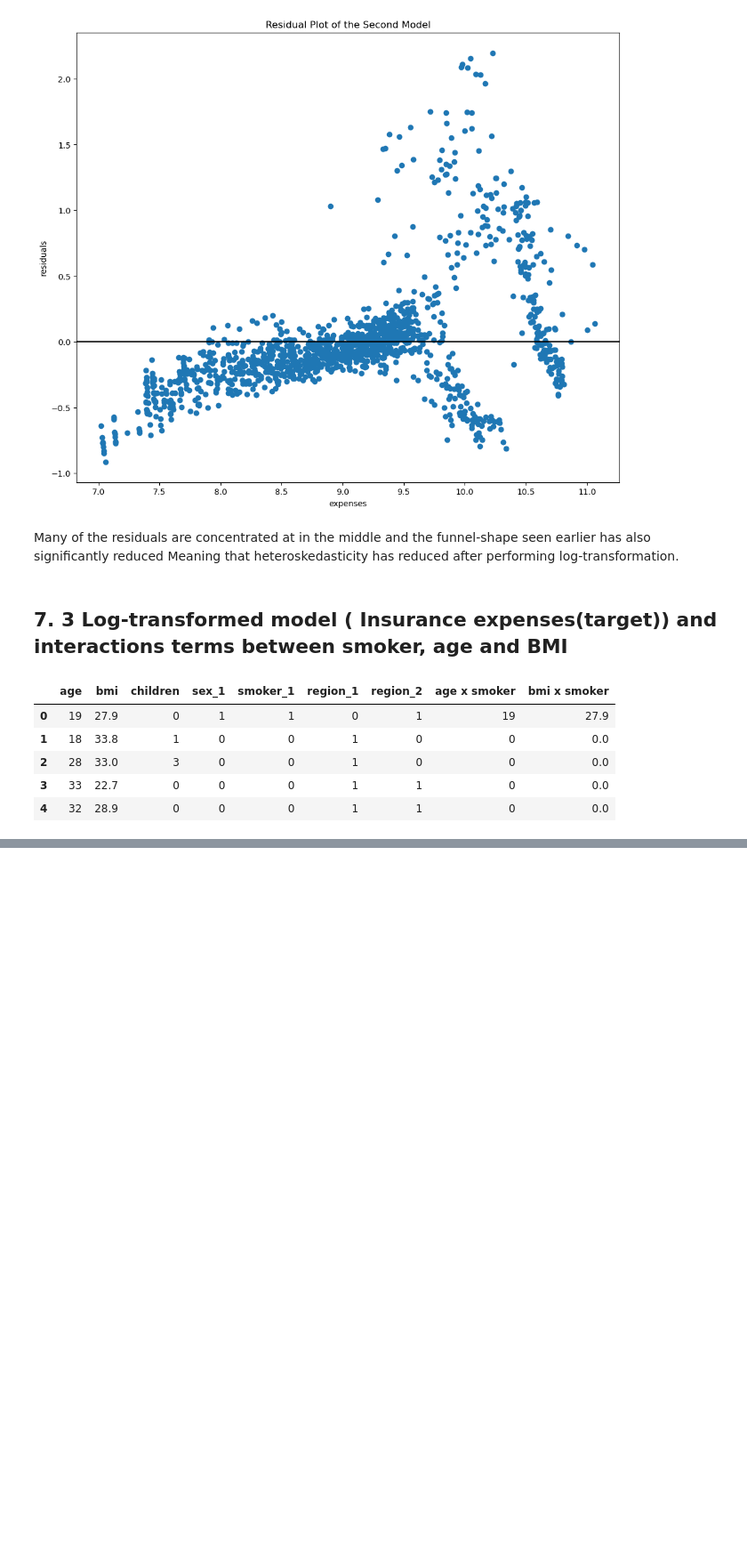
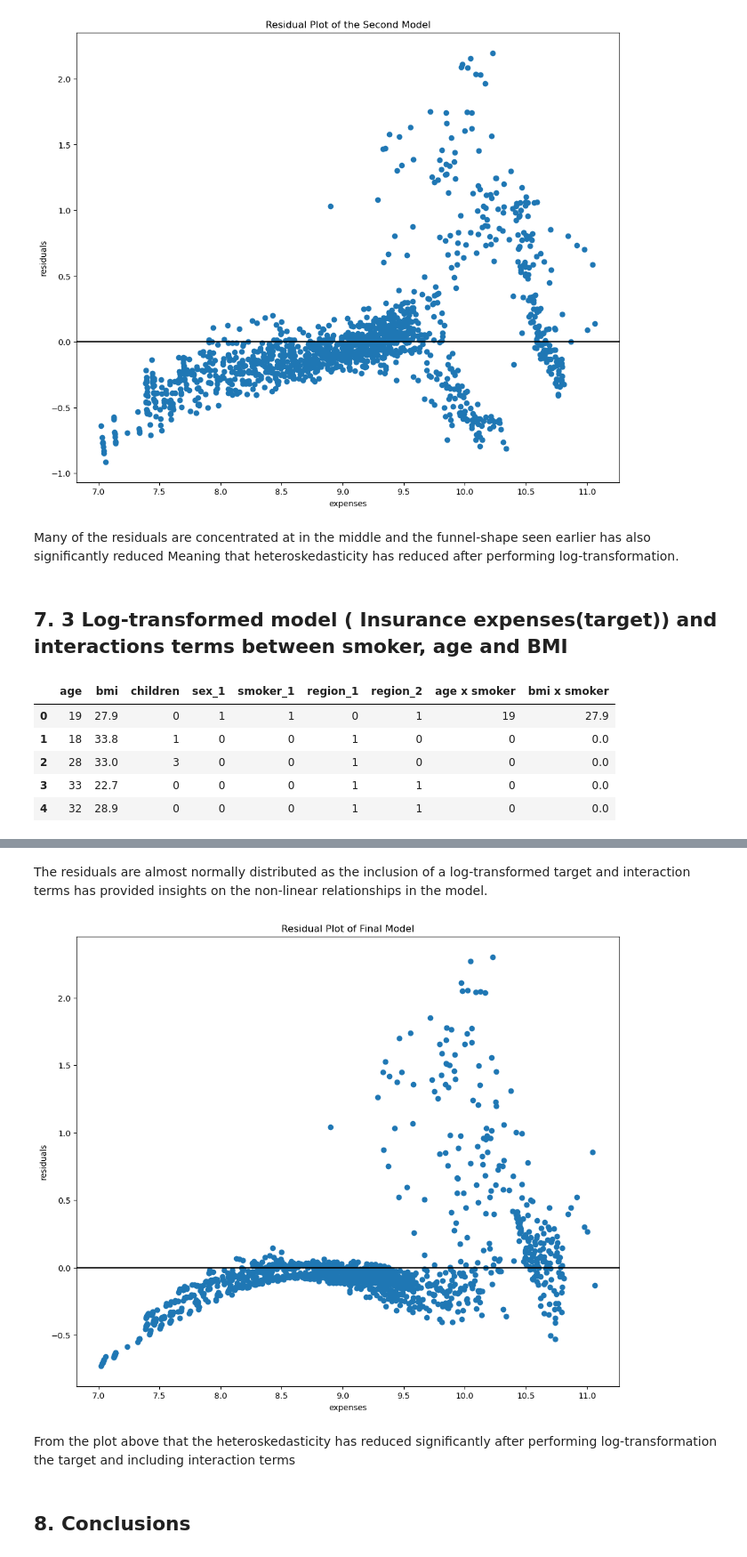
Before and after one commit to George-Mbugua/Predicting-Insurance-Premiums-A-Multiple-Linear-Regression-Model, a Jupyter notebook: Untitled-1.ipynb, the cells around one changed output, grey strips where cells are left out. Shown at 89% size. Saved outputs shown, nothing was run; the diff lists cells and outputs as text; code cells hidden in the pictures; blank space fills up the shorter version.

Commit message:
Conclusions

```diff
--- a/Untitled-1.ipynb
+++ b/Untitled-1.ipynb
@@ -737,0 +756,17 @@ Notes:
+# %% [markdown]
+The residuals are almost normally distributed as the inclusion of a log-transformed target and interaction terms has provided insights on the non-linear relationships in the model.
+# %%
+# Testing the linearity and heteroskedasticity assumption
+fig, ax = plt.subplots(figsize=(12,10))
+
+ax.scatter(y_log, results_3.resid)
+ax.axhline(y=0, color="black")
+ax.set_xlabel("expenses")
+ax.set_ylabel("residuals")
+ax.set_title("Residual Plot of Final Model");
+# %% [output]
+[figure, added]
+# %% [markdown]
+From the plot above that the heteroskedasticity has reduced significantly after performing log-transformation the target and including interaction terms
+# %% [markdown]
+## 8. Conclusions
```
Also changed, not shown: parts of 9 cells of this notebook.
